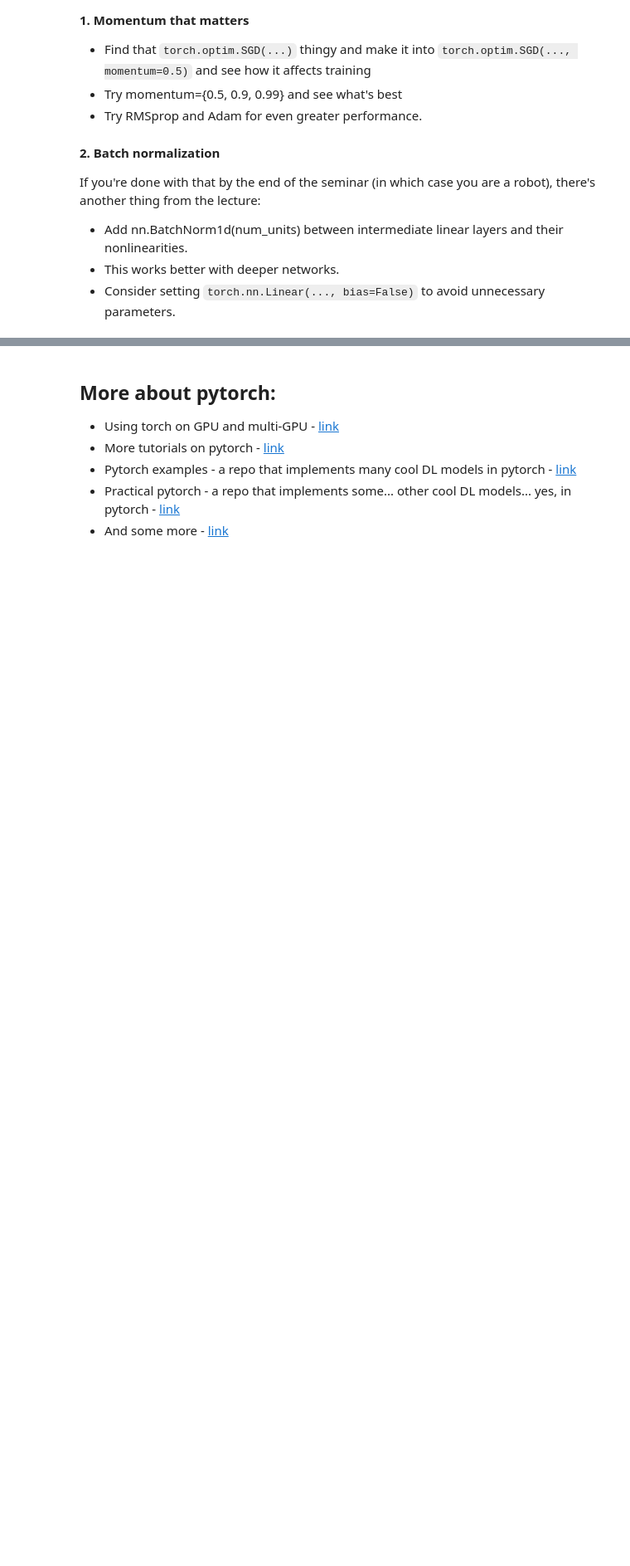
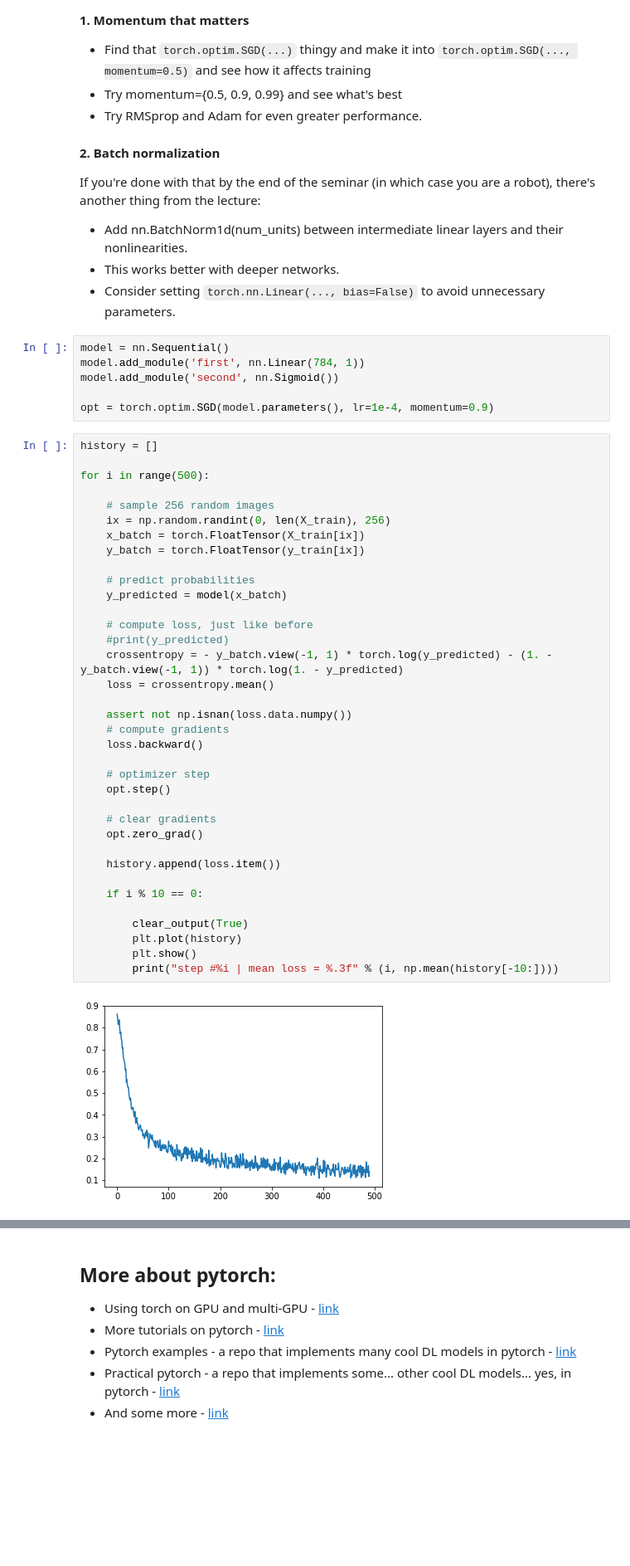
Before and after one commit to s0lucien/Practical_DL, a Jupyter notebook: week02_autodiff/seminar_pytorch.ipynb, the cells around one changed output, grey strips where cells are left out. Shown at 83% size. Cells and saved outputs as stored; diff of their text form; blank space fills up the shorter version.

```diff
--- a/week02_autodiff/seminar_pytorch.ipynb
+++ b/week02_autodiff/seminar_pytorch.ipynb
@@ -558,3 +585,47 @@ If you're done with that by the end of the seminar (in which case you are a robo
   * Add nn.BatchNorm1d(num_units) between intermediate linear layers and their nonlinearities.
   * This works better with deeper networks.
   * Consider setting `torch.nn.Linear(..., bias=False)` to avoid unnecessary parameters.
+# %%
+model = nn.Sequential()
+model.add_module('first', nn.Linear(784, 1))
+model.add_module('second', nn.Sigmoid())
+
+opt = torch.optim.SGD(model.parameters(), lr=1e-4, momentum=0.9)
+# %%
+history = []
+
+for i in range(500):
+
+    # sample 256 random images
+    ix = np.random.randint(0, len(X_train), 256)
+    x_batch = torch.FloatTensor(X_train[ix])
+    y_batch = torch.FloatTensor(y_train[ix])
+
+    # predict probabilities
+    y_predicted = model(x_batch)
+
+    # compute loss, just like before
+    #print(y_predicted)
+    crossentropy = - y_batch.view(-1, 1) * torch.log(y_predicted) - (1. - y_batch.view(-1, 1)) * torch.log(1. - y_predicted)
+    loss = crossentropy.mean()
+
+    assert not np.isnan(loss.data.numpy())
+    # compute gradients
+    loss.backward()
+
+    # optimizer step
+    opt.step()
+
+    # clear gradients
+    opt.zero_grad()
+
+    history.append(loss.item())
+
+    if i % 10 == 0:
+
+        clear_output(True)
+        plt.plot(history)
+        plt.show()
+        print("step #%i | mean loss = %.3f" % (i, np.mean(history[-10:])))
+# %% [output]
+[figure, added]
```
Also changed, not shown: parts of 24 cells of this notebook, 1 other file.
